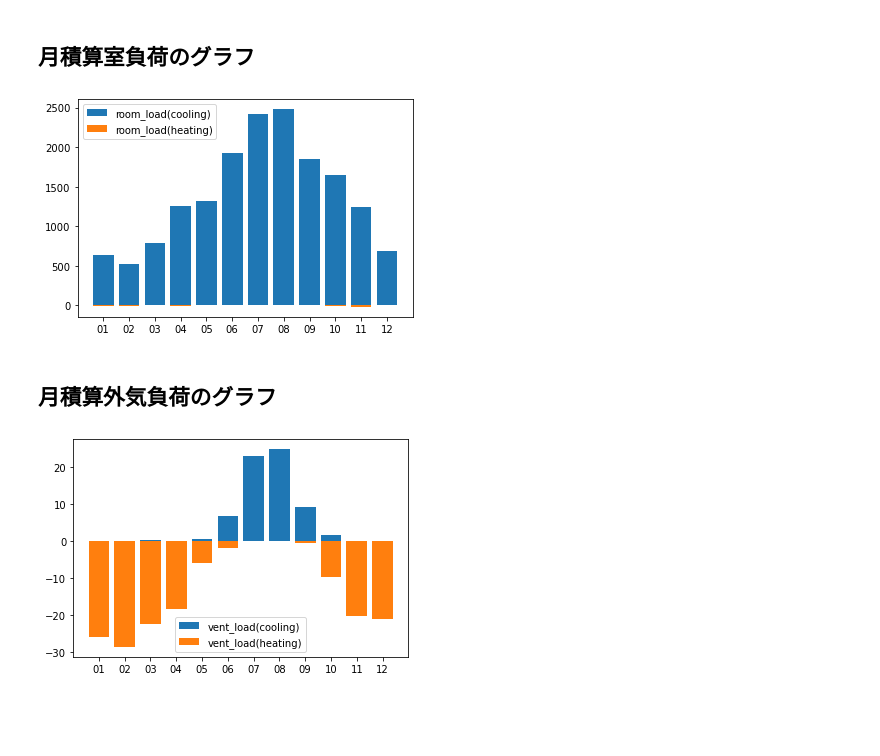
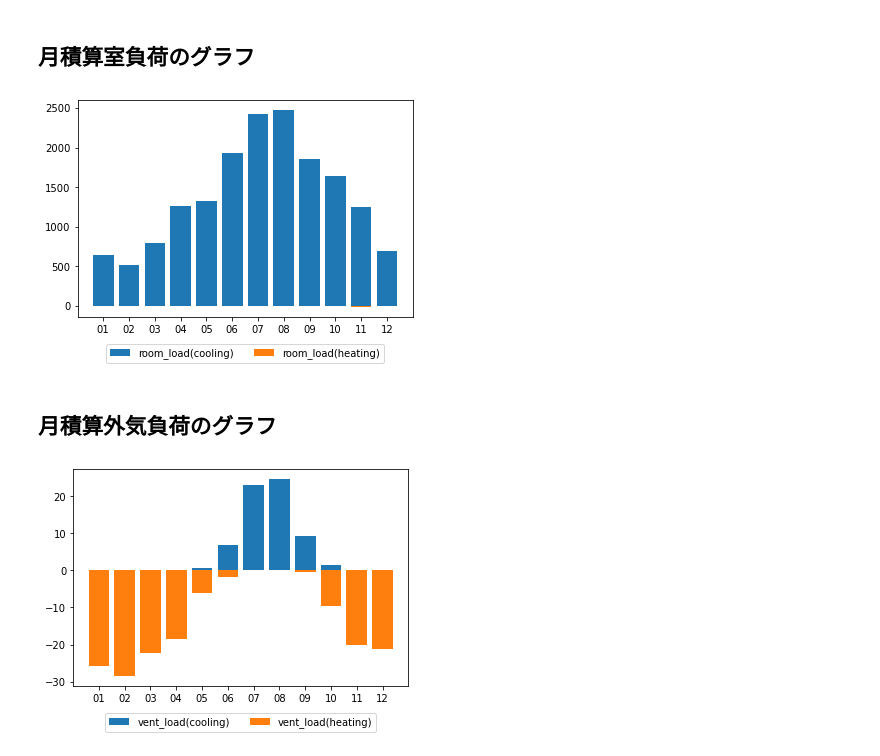
Before and after one commit to satoh-er/builelib_viewer, a Jupyter notebook: builelib_viewer.ipynb, the cells around one changed output. Saved outputs shown, nothing was run; the diff lists cells and outputs as text; code cells hidden in the pictures; blank space fills up the shorter version.

```diff
--- a/builelib_viewer.ipynb
+++ b/builelib_viewer.ipynb
@@ -19,6 +19,10 @@ room_load_h = np.array(dict['Qroom']['２F_事務室']['QroomDh'])
 
 # 外気負荷の読み込み
 vent_load = np.array(dict['AHU']['EHP1-1']['qoaAHU'])
+
+# 装置負荷の読み込み（省エネ基準では空調負荷）
+ac_load_c = np.array(dict['AHU']['EHP1-1']['cooling']['Qahu'])
+ac_load_h = np.array(dict['AHU']['EHP1-1']['heating']['Qahu'])
 # %%
 # pandaにデータを読み込ませる
 date_index_daily = pd.date_range(datetime(1989, 1, 1), datetime(1989, 12, 31), freq='D')
@@ -26,3 +30,5 @@ dd = pd.DataFrame(index=date_index_daily)
 dd['room_load_c'] = room_load_c
 dd['room_load_h'] = room_load_h
 dd['vent_load'] = vent_load
+dd['ac_load_c'] = ac_load_c
+dd['ac_load_h'] = ac_load_h
@@ -34,6 +45,10 @@ dm['room_load_c'] = dd['room_load_c'].resample('M').sum()
 dm['room_load_h'] = dd['room_load_h'].resample('M').sum()
 dm['vent_load_c'] = (dd[dd['vent_load'] > 0.0])['vent_load'].resample('M').sum()
 dm['vent_load_h'] = (dd[dd['vent_load'] < 0.0])['vent_load'].resample('M').sum()
+dm['ac_load_c_c'] = (dd[dd['ac_load_c'] > 0.0])['ac_load_c'].resample('M').sum()
+dm['ac_load_c_h'] = (dd[dd['ac_load_c'] < 0.0])['ac_load_c'].resample('M').sum()
+dm['ac_load_h_c'] = (dd[dd['ac_load_h'] > 0.0])['ac_load_h'].resample('M').sum()
+dm['ac_load_h_h'] = (dd[dd['ac_load_h'] < 0.0])['ac_load_h'].resample('M').sum()
 # %% [markdown]
 ## 日積算室負荷のグラフ作成
 # %%
@@ -64,18 +85,18 @@ plt.show()
 # %%
 plt.bar(dm.index.strftime('%m'), dm['room_load_c'], label='room_load(cooling)')
 plt.bar(dm.index.strftime('%m'), dm['room_load_h'], label='room_load(heating)')
 
-plt.legend()
+plt.legend(loc='upper center', bbox_to_anchor=(0.5, -0.1), ncol=2)
 plt.show()
 # %% [output]
-[figure, old version]
+[figure, new version]
 # %% [markdown]
 ## 月積算外気負荷のグラフ
 # %%
 plt.bar(dm.index.strftime('%m'), dm['vent_load_c'], label='vent_load(cooling)')
 plt.bar(dm.index.strftime('%m'), dm['vent_load_h'], label='vent_load(heating)')
 
-plt.legend()
+plt.legend(loc='upper center', bbox_to_anchor=(0.5, -0.1), ncol=2)
 plt.show()
 # %% [output]
-[figure, old version]
+[figure, new version]
```
Also changed, not shown: parts of 8 cells of this notebook.
